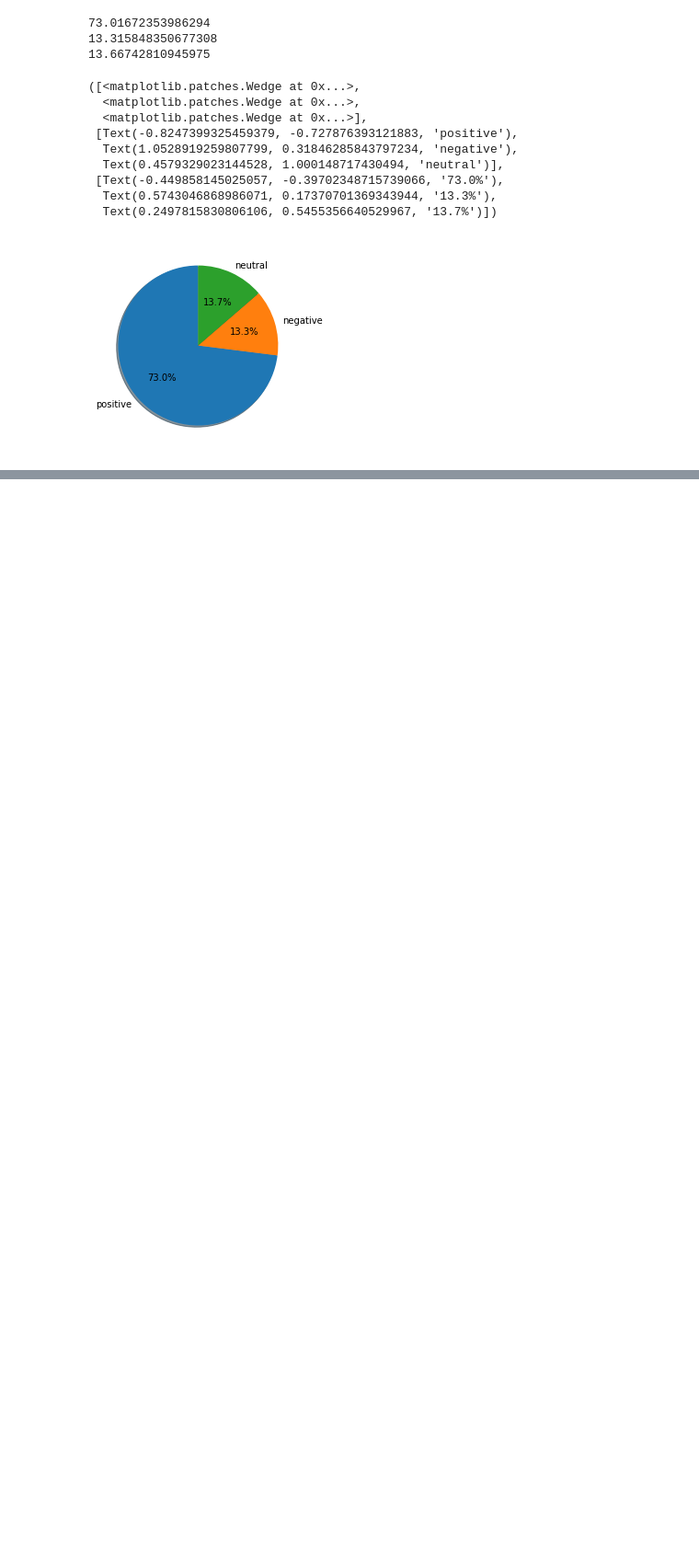
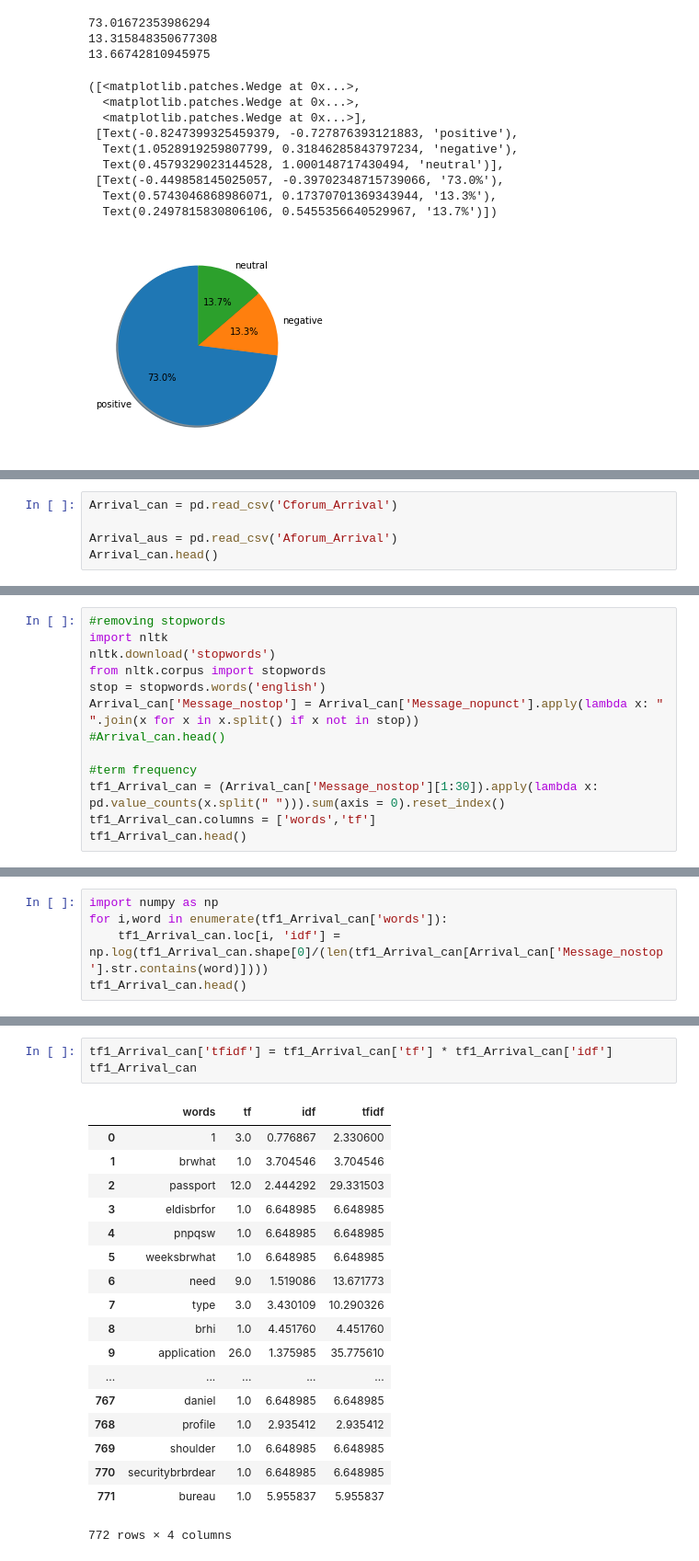
Before and after one commit to mkkhanzadi/AFdataanalysis, a Jupyter notebook: Comparative.ipynb, the cells around one changed output, grey strips where cells are left out. Shown at 92% size. Cells and saved outputs as stored; diff of their text form; blank space fills up the shorter version.

```diff
--- a/Comparative.ipynb
+++ b/Comparative.ipynb
@@ -602,0 +605,5 @@ ax1.pie(sizes, labels=labels, autopct='%1.1f%%',
+# %%
+Arrival_can = pd.read_csv('Cforum_Arrival')
+
+Arrival_aus = pd.read_csv('Aforum_Arrival')
+Arrival_can.head()
@@ -602,0 +617,13 @@ ax1.pie(sizes, labels=labels, autopct='%1.1f%%',
+# %%
+#removing stopwords
+import nltk
+nltk.download('stopwords')
+from nltk.corpus import stopwords
+stop = stopwords.words('english')
+Arrival_can['Message_nostop'] = Arrival_can['Message_nopunct'].apply(lambda x: " ".join(x for x in x.split() if x not in stop))
+#Arrival_can.head()
+
+#term frequency
+tf1_Arrival_can = (Arrival_can['Message_nostop'][1:30]).apply(lambda x: pd.value_counts(x.split(" "))).sum(axis = 0).reset_index()
+tf1_Arrival_can.columns = ['words','tf']
+tf1_Arrival_can.head()
@@ -602,0 +640,5 @@ ax1.pie(sizes, labels=labels, autopct='%1.1f%%',
+# %%
+import numpy as np
+for i,word in enumerate(tf1_Arrival_can['words']):
+    tf1_Arrival_can.loc[i, 'idf'] = np.log(tf1_Arrival_can.shape[0]/(len(tf1_Arrival_can[Arrival_can['Message_nostop'].str.contains(word)])))
+tf1_Arrival_can.head()
@@ -602,0 +652,22 @@ ax1.pie(sizes, labels=labels, autopct='%1.1f%%',
+# %%
+tf1_Arrival_can['tfidf'] = tf1_Arrival_can['tf'] * tf1_Arrival_can['idf']
+tf1_Arrival_can
+# %% [output]
+|  | words | tf | idf | tfidf |
+| 0 | 1 | 3.0 | 0.776867 | 2.330600 |
+| 1 | brwhat | 1.0 | 3.704546 | 3.704546 |
+| 2 | passport | 12.0 | 2.444292 | 29.331503 |
+| 3 | eldisbrfor | 1.0 | 6.648985 | 6.648985 |
+| 4 | pnpqsw | 1.0 | 6.648985 | 6.648985 |
+| 5 | weeksbrwhat | 1.0 | 6.648985 | 6.648985 |
+| 6 | need | 9.0 | 1.519086 | 13.671773 |
+| 7 | type | 3.0 | 3.430109 | 10.290326 |
+| 8 | brhi | 1.0 | 4.451760 | 4.451760 |
+| 9 | application | 26.0 | 1.375985 | 35.775610 |
+| ... | ... | ... | ... | ... |
+| 767 | daniel | 1.0 | 6.648985 | 6.648985 |
+| 768 | profile | 1.0 | 2.935412 | 2.935412 |
+| 769 | shoulder | 1.0 | 6.648985 | 6.648985 |
+| 770 | securitybrbrdear | 1.0 | 6.648985 | 6.648985 |
+| 771 | bureau | 1.0 | 5.955837 | 5.955837 |
+772 rows × 4 columns
```
Also changed, not shown: parts of 5 cells of this notebook.
